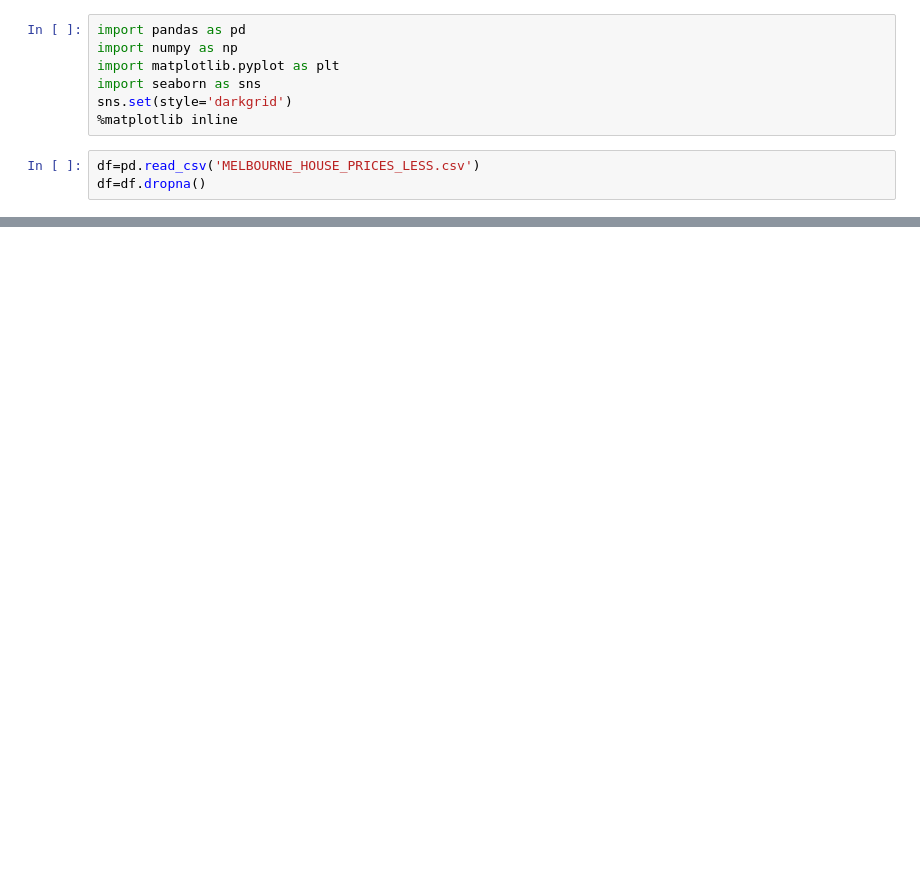
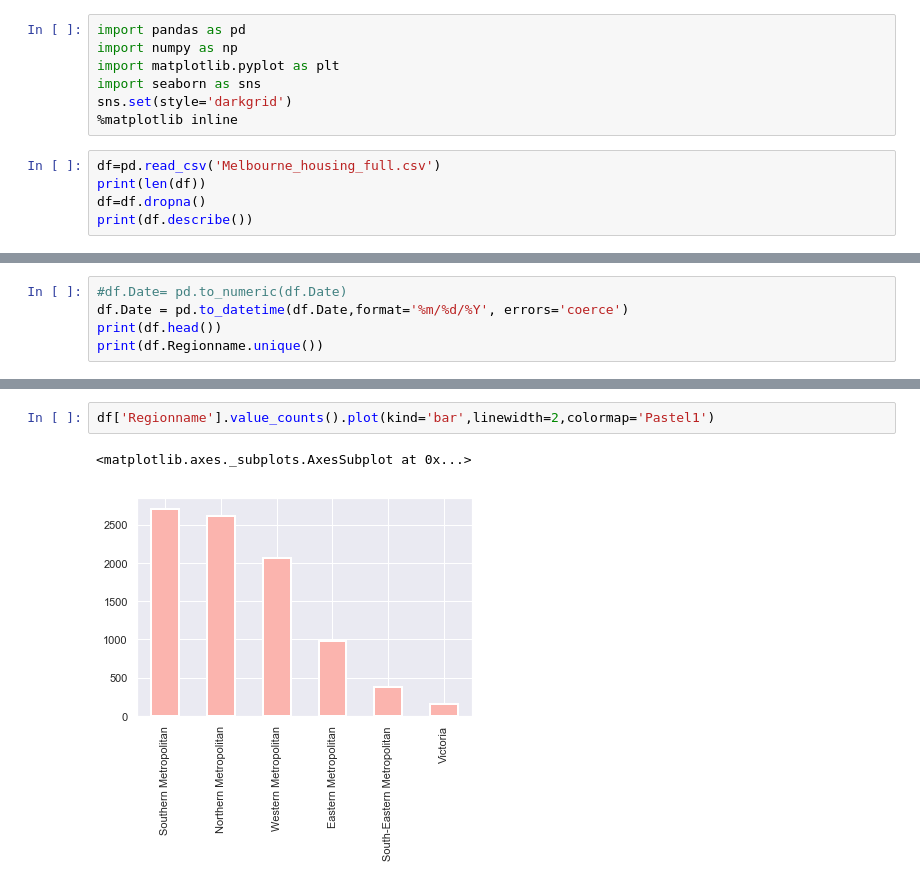
Before and after one commit to drewlehe/Melbourne-Housing, a Jupyter notebook: aus housing.ipynb, the cells around one changed output, grey strips where cells are left out. Saved outputs shown, nothing was run; the diff lists cells and outputs as text; blank space fills up the shorter version.

```diff
--- a/aus housing.ipynb
+++ b/aus housing.ipynb
@@ -6,5 +6,7 @@ import seaborn as sns
 sns.set(style='darkgrid')
 %matplotlib inline
 # %%
-df=pd.read_csv('MELBOURNE_HOUSE_PRICES_LESS.csv')
+df=pd.read_csv('Melbourne_housing_full.csv')
+print(len(df))
 df=df.dropna()
+print(df.describe())
@@ -20,0 +31,5 @@ df.head()
+# %%
+#df.Date= pd.to_numeric(df.Date)
+df.Date = pd.to_datetime(df.Date,format='%m/%d/%Y', errors='coerce')
+print(df.head())
+print(df.Regionname.unique())
@@ -20,0 +54,5 @@ df.head()
+# %%
+df['Regionname'].value_counts().plot(kind='bar',linewidth=2,colormap='Pastel1')
+# %% [output]
+<matplotlib.axes._subplots.AxesSubplot at 0x...>
+[figure, added]
```
Also changed, not shown: parts of 13 cells of this notebook.
